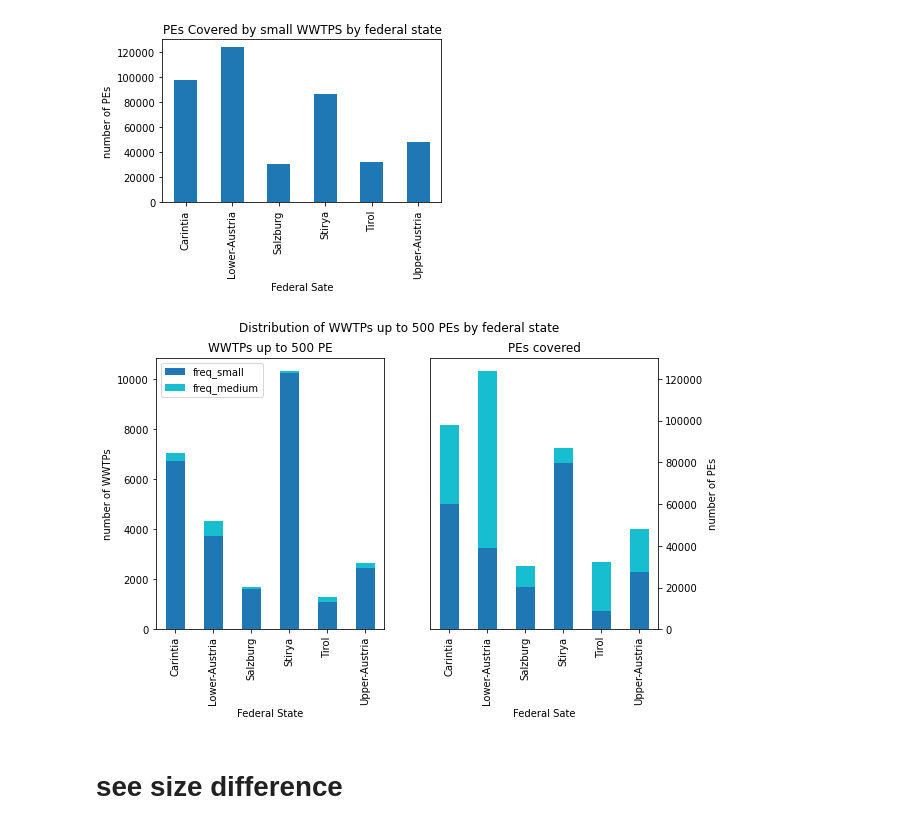
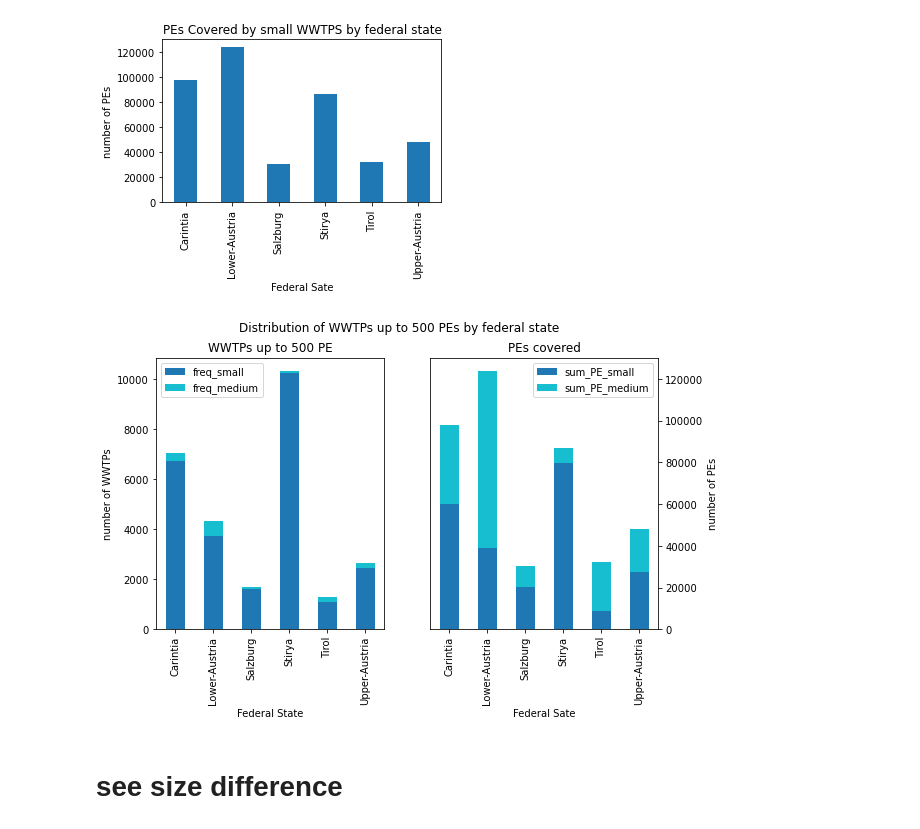
Before and after one commit to anakarpow/Locating-small-wastewater-systems-in-Austria, a Jupyter notebook: unify_graphs.ipynb, the cells around one changed output. Cells and saved outputs as stored; diff of their text form; code cells hidden in the pictures.

```diff
--- a/unify_graphs.ipynb
+++ b/unify_graphs.ipynb
@@ -137,8 +137,10 @@ data_BL=data.groupby('BL').sum().reset_index()#[['BL','PE_nonitri_tot','sum_PE_t
 data_BL['%BL_PE_nonitri']=data_BL.PE_nonitri_tot/data_BL.sum_PE_tot*100
 data_BL['%BL_PE_nonitri_small']=data_BL.PE_nonitri_small/data_BL.sum_PE_tot*100
 data_BL['%BL_PE_nonitri_medium']=data_BL.PE_nonitri_medium/data_BL.sum_PE_tot*100
+data_BL['%BL_PE_nonitri_medium_excl']=data_BL.PE_nonitri_medium/data_BL.sum_PE_medium*100
 
 #number of infra workflow
 data_BL['%BL_nonitri']=data_BL.no_nitri_tot/data_BL.freq_tot*100
 data_BL['%BL_nonitri_small']=data_BL.no_nitri_small/data_BL.freq_tot*100
 data_BL['%BL_nonitri_medium']=data_BL.no_nitri_medium/data_BL.freq_tot*100
+data_BL['%BL_nonitri_medium_excl']=data_BL.no_nitri_medium/data_BL.freq_medium*100
@@ -185,25 +176,25 @@ plt.savefig('graphs/PE_sum_BL.png', bbox_inches='tight')
 # %%
 fig, ax= plt.subplots(1,2, figsize=(9,5))
 data_BL.plot(kind='bar', y=['sum_PE_small','sum_PE_medium'],x='BL',
                     stacked=True,
                     colormap='tab10',ax=ax[1])
 ax[1].set_ylabel('number of PEs')
 ax[1].set_xlabel('Federal Sate')
 ax[1].set_title('PEs '+ 'covered')
-ax[1].get_legend().remove()
+#ax[1].get_legend().remove()
 fig.suptitle('Distribution of WWTPs up to 500 PEs by federal state')
 data_BL.plot(kind='bar', y=['freq_small','freq_medium'],x='BL',
                     stacked=True,
                     colormap='tab10',ax=ax[0])
 ax[0].set_ylabel('number of WWTPs')
 ax[0].set_xlabel('Federal State')
 ax[0].set_title('WWTPs'+' up to 500'+' PE')
 ax[1].yaxis.set_label_position("right")
 ax[1].yaxis.tick_right()
 #ax[0].get_legend().remove()
 plt.savefig('graphs/freq_BL+sum_PE.png', bbox_inches='tight')
 # %% [output]
-[figure, old version]
+[figure, new version]
 # %% [markdown]
 # see size difference
 # %%
```
Also changed, not shown: parts of 4 cells of this notebook, 5 other files.
